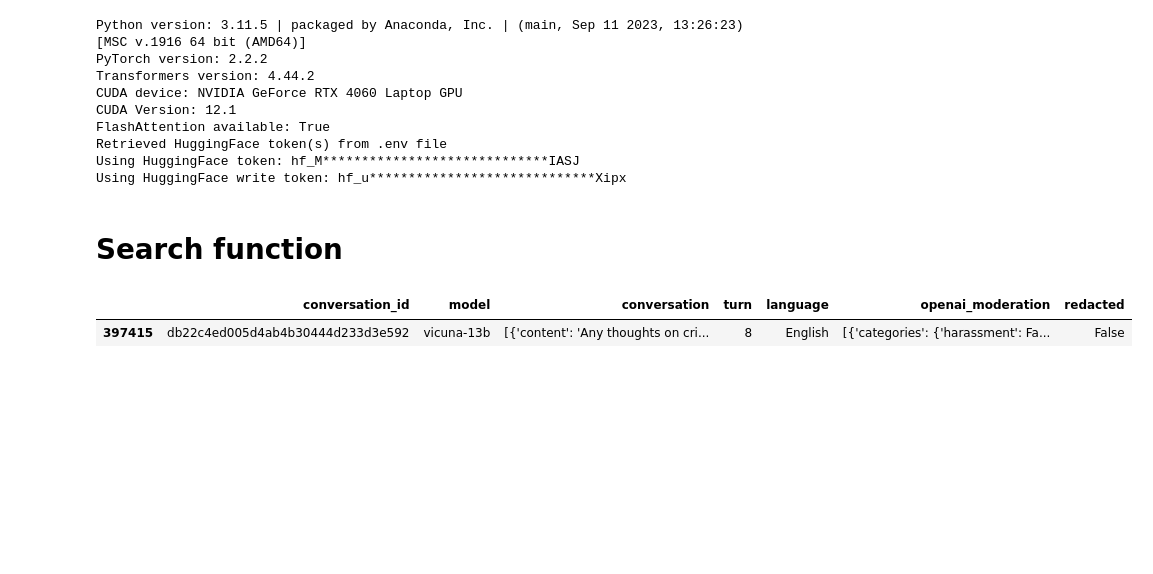
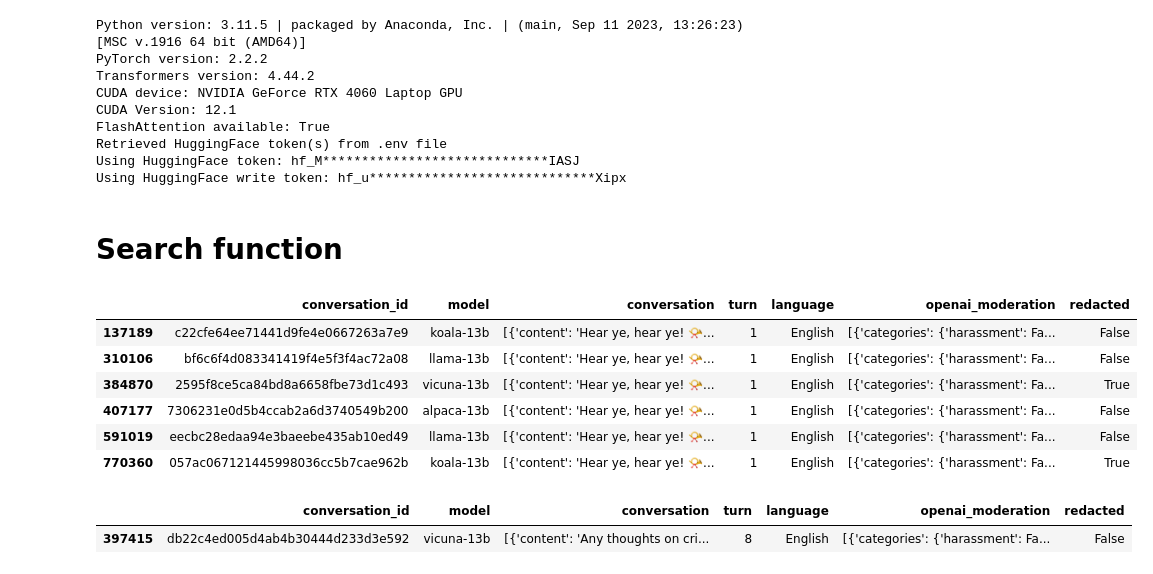
Before and after one commit to reddgr/chatbot-response-scoring-scbn-rqtl, a Jupyter notebook: lmsys-chatbot-arena-hall-of-fame.ipynb, the cells around one changed output. Drawn from its saved outputs; the diff is of its cells as text; code cells hidden in the pictures; blank space fills up the shorter version.

```diff
--- a/lmsys-chatbot-arena-hall-of-fame.ipynb
+++ b/lmsys-chatbot-arena-hall-of-fame.ipynb
@@ -30,8 +30,16 @@ Using HuggingFace write token: hf_u*****************************Xipx
 # %%
 lmsys_chat_1m = lmsys.LMSYSChat1MHandler(hf_token, streaming=False, verbose=False)
 # %%
-results_df = lmsys_chat_1m.search_conversations("hide a dead body")
+results_df = lmsys_chat_1m.search_conversations("Good morrow, fine Alpaclites")
 display(results_df)
+# %% [output]
+|  | conversation_id | model | conversation | turn | language | openai_moderation | redacted |
+| 137189 | c22cfe64ee71441d9fe4e0667263a7e9 | koala-13b | [{'content': 'Hear ye, hear ye! 📯... | 1 | English | [{'categories': {'harassment': Fa... | False |
+| 310106 | bf6c6f4d083341419f4e5f3f4ac72a08 | llama-13b | [{'content': 'Hear ye, hear ye! 📯... | 1 | English | [{'categories': {'harassment': Fa... | False |
+| 384870 | 2595f8ce5ca84bd8a6658fbe73d1c493 | vicuna-13b | [{'content': 'Hear ye, hear ye! 📯... | 1 | English | [{'categories': {'harassment': Fa... | True |
+| 407177 | 7306231e0d5b4ccab2a6d3740549b200 | alpaca-13b | [{'content': 'Hear ye, hear ye! 📯... | 1 | English | [{'categories': {'harassment': Fa... | False |
+| 591019 | eecbc28edaa94e3baeebe435ab10ed49 | llama-13b | [{'content': 'Hear ye, hear ye! 📯... | 1 | English | [{'categories': {'harassment': Fa... | False |
+| 770360 | 057ac067121445998036cc5b7cae962b | koala-13b | [{'content': 'Hear ye, hear ye! 📯... | 1 | English | [{'categories': {'harassment': Fa... | True |
 # %%
 results_df = lmsys_chat_1m.search_conversations("the inhabitants of a simulation game are moving according to algorithms")
 display(results_df)
```
Also changed, not shown: parts of 1 cell of this notebook.
